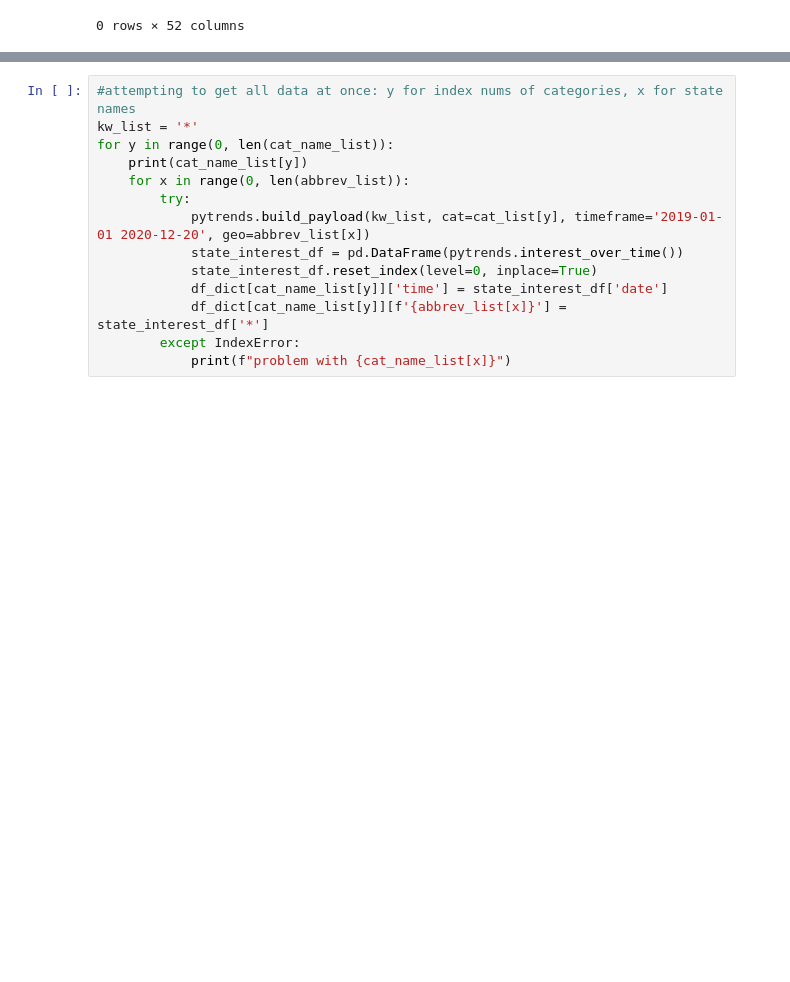
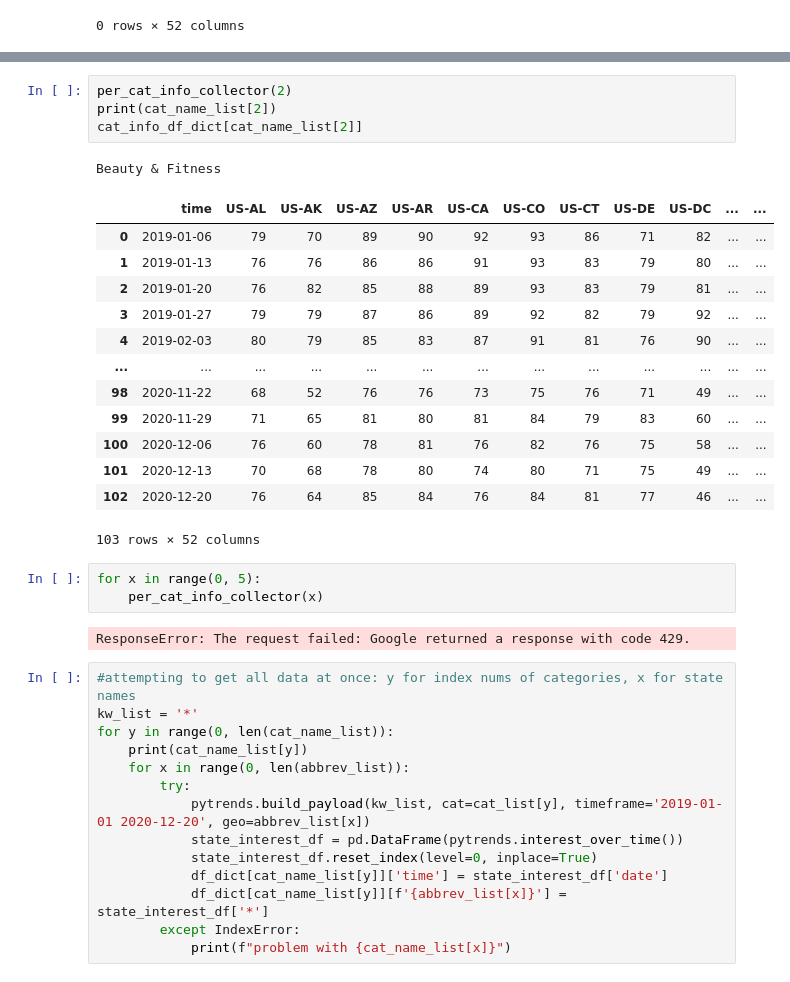
Before and after one commit to sarahDH615/google_trends_covid_project, a Jupyter notebook: sarah/google_trends/pytrends-google-search-data.ipynb, the cells around one changed output, grey strips where cells are left out. Cells and saved outputs as stored; diff of their text form; blank space fills up the shorter version.

```diff
--- a/sarah/google_trends/pytrends-google-search-data.ipynb
+++ b/sarah/google_trends/pytrends-google-search-data.ipynb
@@ -149,3 +165,27 @@ ResponseError: The request failed: Google returned a response with code 429.
+# %%
+per_cat_info_collector(2)
+print(cat_name_list[2])
+cat_info_df_dict[cat_name_list[2]]
+# %% [output]
+Beauty & Fitness
+|  | time | US-AL | US-AK | US-AZ | US-AR | US-CA | US-CO | US-CT | US-DE | US-DC | ... | ... |
+| 0 | 2019-01-06 | 79 | 70 | 89 | 90 | 92 | 93 | 86 | 71 | 82 | ... | ... |
+| 1 | 2019-01-13 | 76 | 76 | 86 | 86 | 91 | 93 | 83 | 79 | 80 | ... | ... |
+| 2 | 2019-01-20 | 76 | 82 | 85 | 88 | 89 | 93 | 83 | 79 | 81 | ... | ... |
+| 3 | 2019-01-27 | 79 | 79 | 87 | 86 | 89 | 92 | 82 | 79 | 92 | ... | ... |
+| 4 | 2019-02-03 | 80 | 79 | 85 | 83 | 87 | 91 | 81 | 76 | 90 | ... | ... |
+| ... | ... | ... | ... | ... | ... | ... | ... | ... | ... | ... | ... | ... |
+| 98 | 2020-11-22 | 68 | 52 | 76 | 76 | 73 | 75 | 76 | 71 | 49 | ... | ... |
+| 99 | 2020-11-29 | 71 | 65 | 81 | 80 | 81 | 84 | 79 | 83 | 60 | ... | ... |
+| 100 | 2020-12-06 | 76 | 60 | 78 | 81 | 76 | 82 | 76 | 75 | 58 | ... | ... |
+| 101 | 2020-12-13 | 70 | 68 | 78 | 80 | 74 | 80 | 71 | 75 | 49 | ... | ... |
+| 102 | 2020-12-20 | 76 | 64 | 85 | 84 | 76 | 84 | 81 | 77 | 46 | ... | ... |
+103 rows × 52 columns
+# %%
+for x in range(0, 5):
+    per_cat_info_collector(x)
+# %% [output]
+ResponseError: The request failed: Google returned a response with code 429.
 # %%
 #attempting to get all data at once: y for index nums of categories, x for state names
 kw_list = '*'
```
Also changed, not shown: parts of 4 cells of this notebook, 4 other files.
